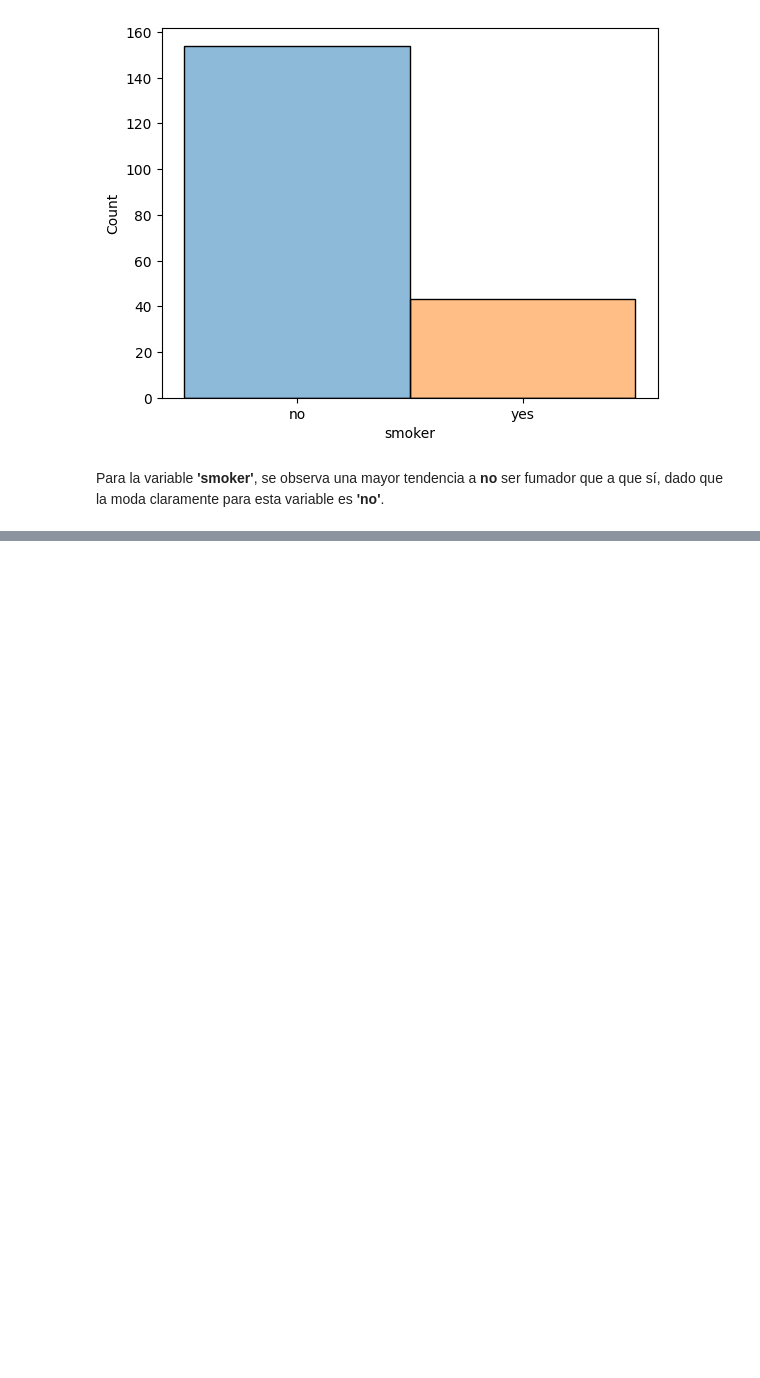
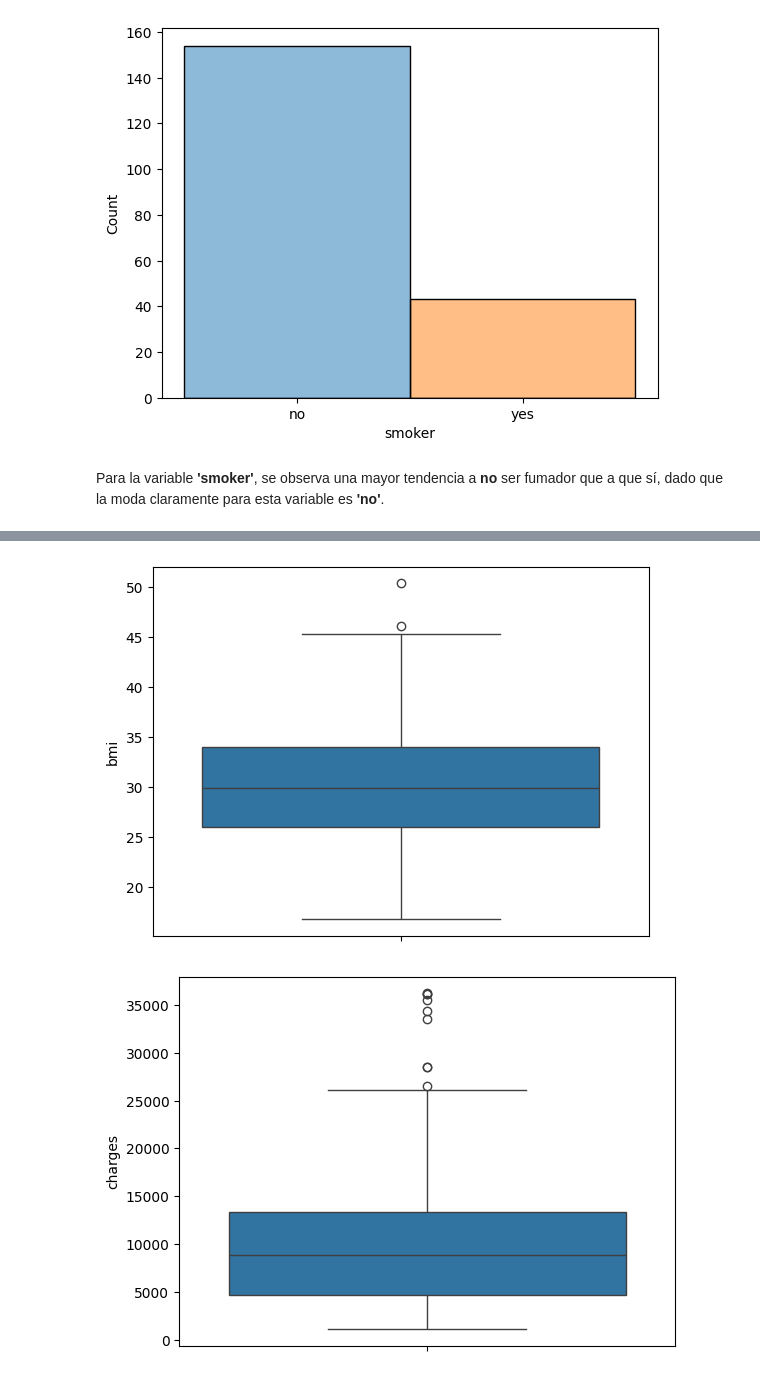
Before and after one commit to m0xn/ensurance-lr, a Jupyter notebook: actividades/proyecto-final.ipynb, the cells around one changed output, grey strips where cells are left out. Drawn from its saved outputs; the diff is of its cells as text; code cells hidden in the pictures; blank space fills up the shorter version.

```diff
--- a/actividades/proyecto-final.ipynb
+++ b/actividades/proyecto-final.ipynb
@@ -152,0 +254,4 @@ Para la variable **'smoker'**, se observa una mayor tendencia a **no** ser fumad
+# %%
+df.drop(df[df['bmi'] == df['bmi'].max()].index, inplace=True)
+df.drop(df[df['charges'] > df['charges'].quantile(q=0.75) + 1.5*(df['charges'].quantile(q=0.75) - df['charges'].quantile(q=0.25))].index, inplace=True)
+df
@@ -152,0 +272,9 @@ Para la variable **'smoker'**, se observa una mayor tendencia a **no** ser fumad
+# %%
+# Representación de los diagramas de caja y bigote
+boxplot(df['bmi'])
+show()
+boxplot(df['charges'])
+show()
+# %% [output]
+[figure, added]
+[figure, added]
```
Also changed, not shown: parts of 27 cells of this notebook.
